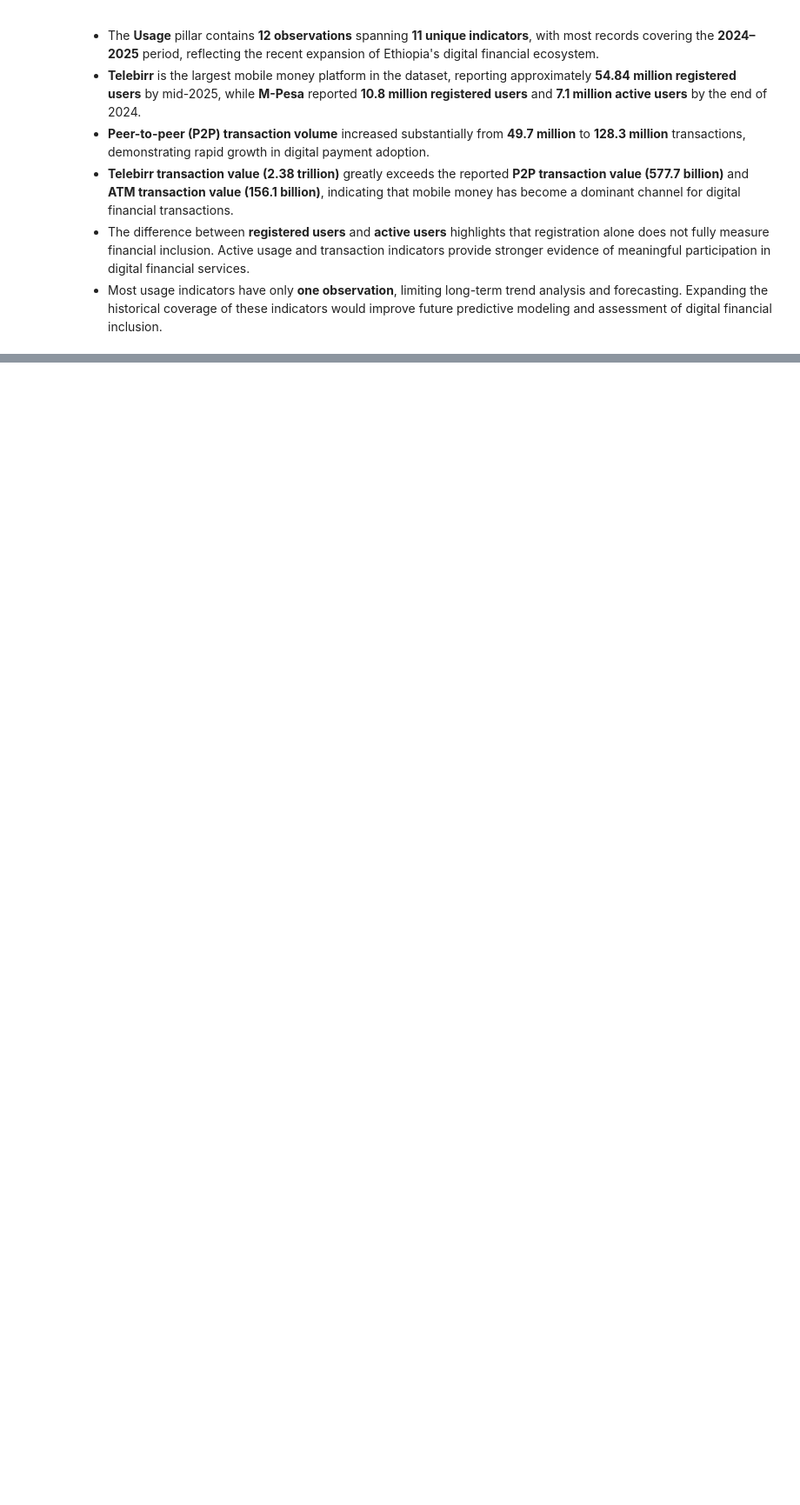
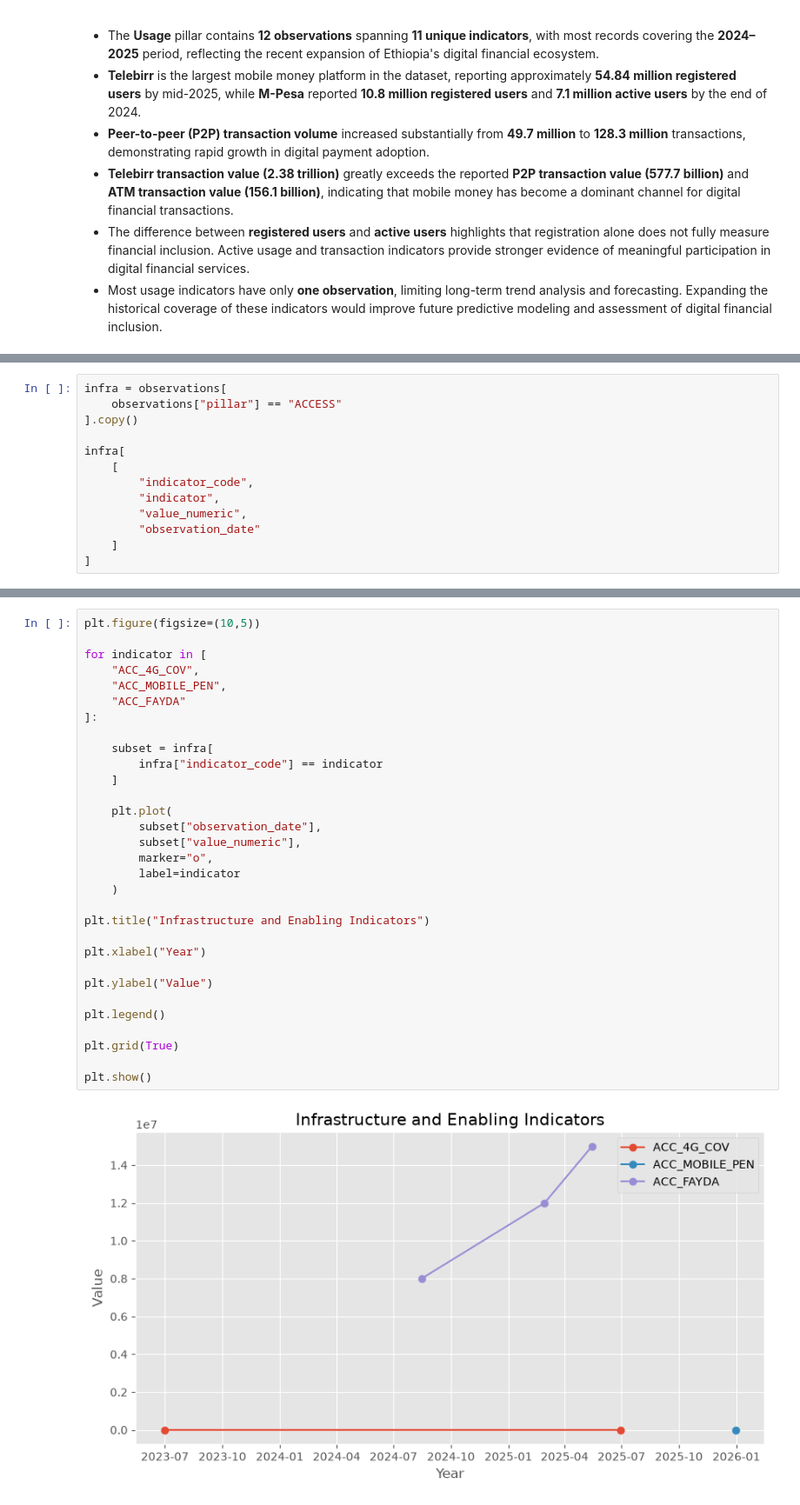
Before and after one commit to Lalisecf/ethiopia-fi-forecast-week11, a Jupyter notebook: notebooks/task_2_eda.ipynb, the cells around one changed output, grey strips where cells are left out. Shown at 87% size. Saved outputs shown, nothing was run; the diff lists cells and outputs as text; blank space fills up the shorter version.

Commit message:
Add event timeline and visual analysis

```diff
--- a/notebooks/task_2_eda.ipynb
+++ b/notebooks/task_2_eda.ipynb
@@ -1386,0 +1388,13 @@ These findings emphasize that registration figures alone do not fully capture fi
+# %%
+infra = observations[
+    observations["pillar"] == "ACCESS"
+].copy()
+
+infra[
+    [
+        "indicator_code",
+        "indicator",
+        "value_numeric",
+        "observation_date"
+    ]
+]
@@ -1386,0 +1433,33 @@ These findings emphasize that registration figures alone do not fully capture fi
+# %%
+plt.figure(figsize=(10,5))
+
+for indicator in [
+    "ACC_4G_COV",
+    "ACC_MOBILE_PEN",
+    "ACC_FAYDA"
+]:
+
+    subset = infra[
+        infra["indicator_code"] == indicator
+    ]
+
+    plt.plot(
+        subset["observation_date"],
+        subset["value_numeric"],
+        marker="o",
+        label=indicator
+    )
+
+plt.title("Infrastructure and Enabling Indicators")
+
+plt.xlabel("Year")
+
+plt.ylabel("Value")
+
+plt.legend()
+
+plt.grid(True)
+
+plt.show()
+# %% [output]
+[figure, added]
```
Also changed, not shown: parts of 18 cells of this notebook.
